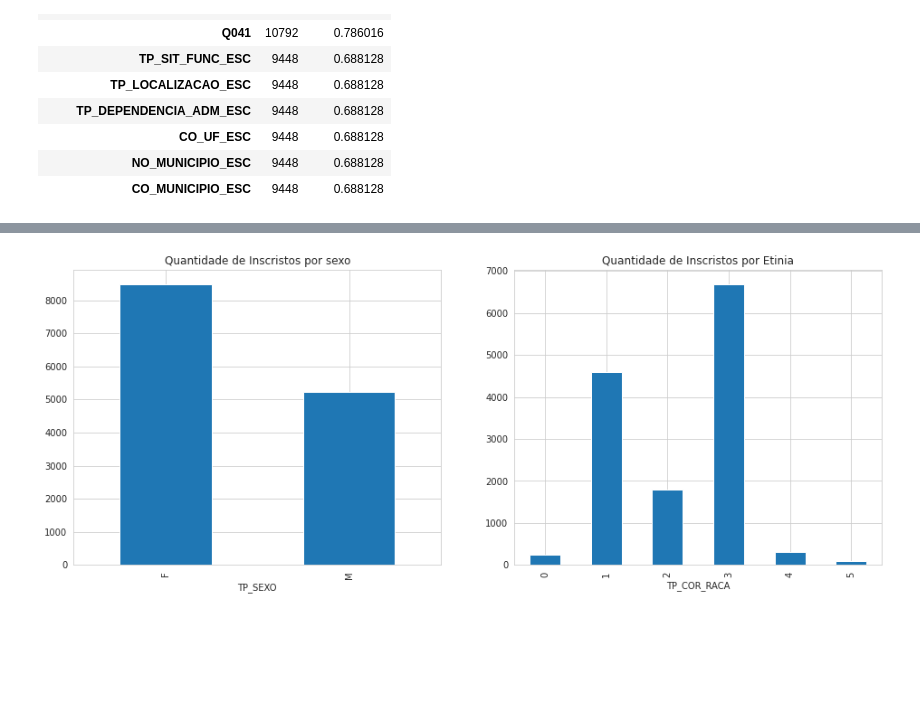
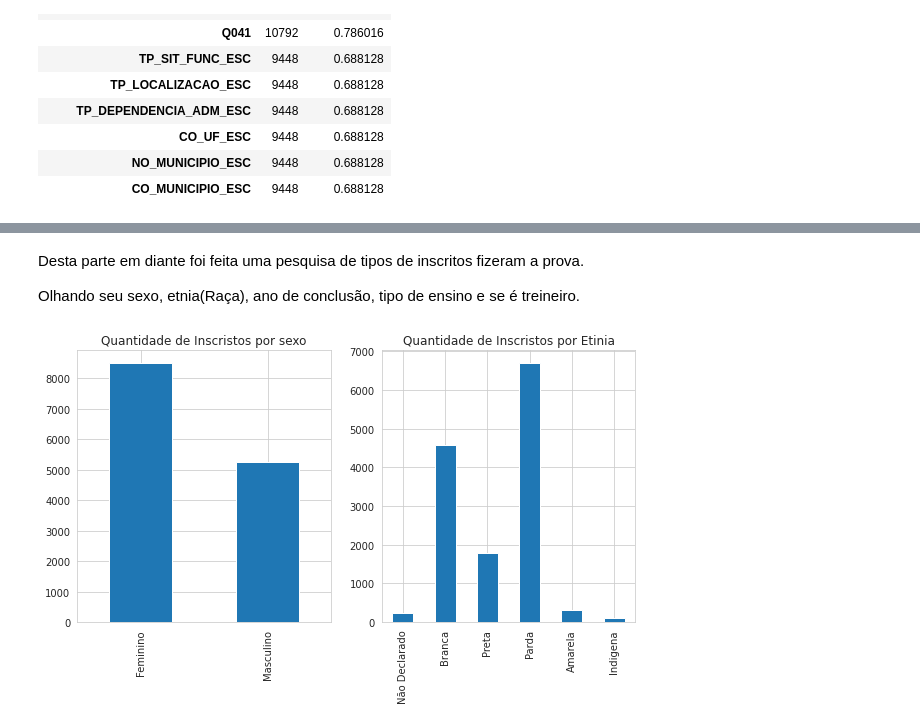
Before and after one commit to RobsonCrLira/CodenationDesafio, a Jupyter notebook: Analise_enem.ipynb, the cells around one changed output, grey strips where cells are left out. Saved outputs shown, nothing was run; the diff lists cells and outputs as text; code cells hidden in the pictures; blank space fills up the shorter version.

```diff
--- a/Analise_enem.ipynb
+++ b/Analise_enem.ipynb
@@ -107,16 +113,25 @@ Coluna Q032 possui 7376 valores nulos
 Coluna Q033 possui 7376 valores nulos
 Coluna Q041 possui 10792 valores nulos
 44
+# %% [markdown]
+Desta parte em diante foi feita uma pesquisa de tipos de inscritos fizeram a prova.
+
+Olhando seu sexo, etnia(Raça), ano de conclusão, tipo de ensino e se é treineiro.
 # %%
 sns.set_style('whitegrid')
-f, axes = plt.subplots(1, 2, figsize=(16, 6))
+f, axes = plt.subplots(1, 2, figsize=(10, 5))
 
-df = train.groupby('TP_SEXO')['TP_SEXO'].count()
-df.plot(kind='bar',title = 'Quantidade de Inscristos por sexo', ax=axes[0])
+df_tp_sexo = train.groupby('TP_SEXO')['TP_SEXO'].count()
+df_tp_sexo.index = ["Feminino", "Masculino"]
+df_tp_sexo.plot(kind='bar',title = 'Quantidade de Inscritos por sexo', ax=axes[0])
 
-df = train.groupby('TP_COR_RACA')['TP_COR_RACA'].count()
-df.plot(kind='bar',title = 'Quantidade de Inscristos por Etinia', ax=axes[1])
+df_tp_raca = train.groupby('TP_COR_RACA')['TP_COR_RACA'].count()
+#df_tp_raca.index = ["Não Declarado", "Branca", "Preta", "Parda", "Amarela", "Indigena","Não Dispoe"]
+#No base encontrada são apenas 6 declarações: "Não Declarado", "Branca", "Preta", "Parda", "Amarela", "Indigena" a ->
+#-> 7 - "Não Dispoe" não foi informada pelos inscritos
+df_tp_raca.index = ["Não Declarado", "Branca", "Preta", "Parda", "Amarela", "Indigena"]
+df_tp_raca.plot(kind='bar',title = 'Quantidade de Inscritos por Etinia', ax=axes[1])
 
 plt.show()
 # %% [output]
-[figure, old version]
+[figure, new version]
```
Also changed, not shown: parts of 4 cells of this notebook.
